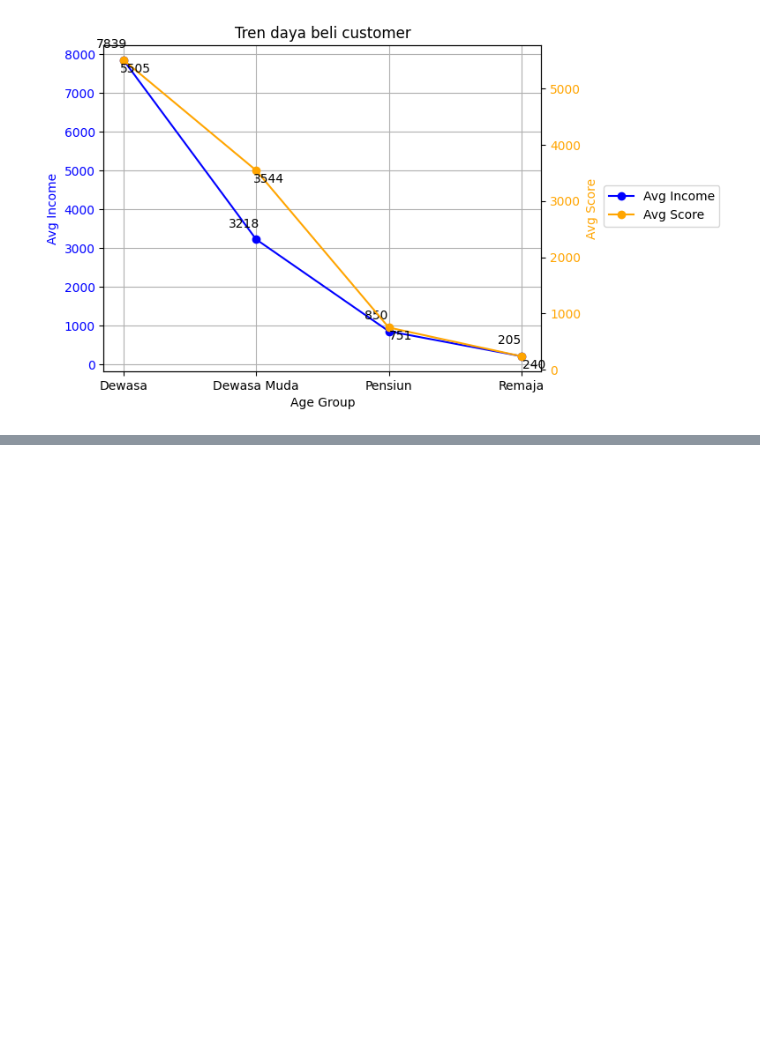
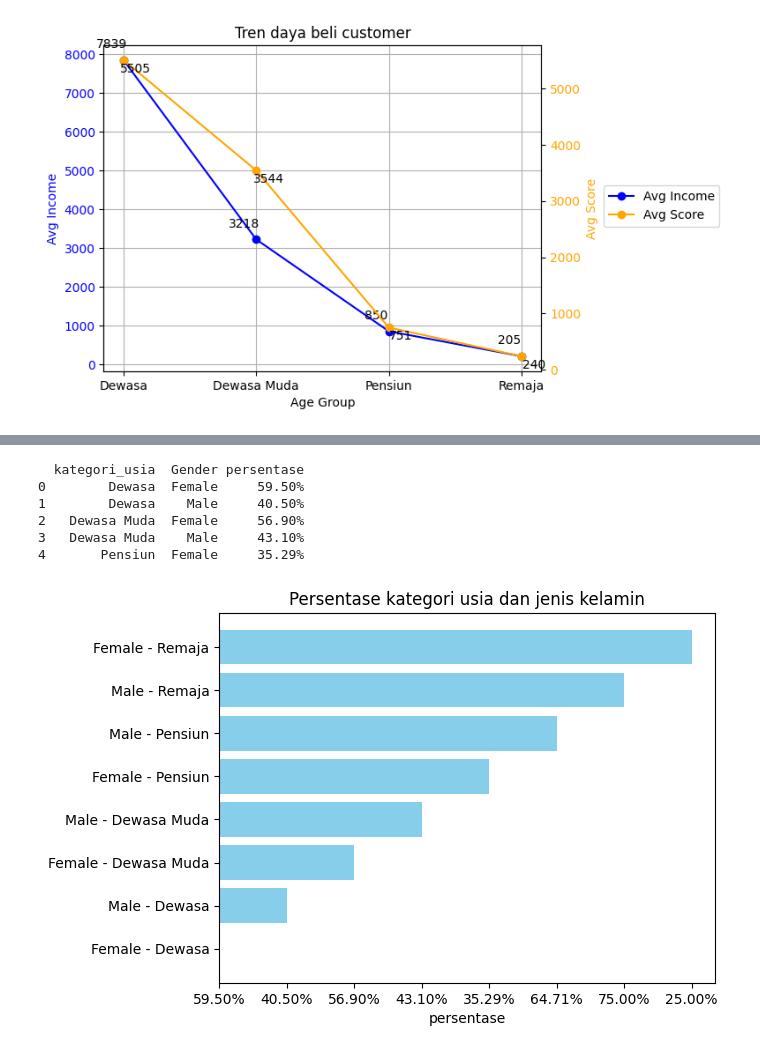
Before and after one commit to BlackBox-Ops/ML-Customer-Segmentation, a Jupyter notebook: notebooks/analisis_eda.ipynb, the cells around one changed output, grey strips where cells are left out. Drawn from its saved outputs; the diff is of its cells as text; code cells hidden in the pictures; blank space fills up the shorter version.

```diff
--- a/notebooks/analisis_eda.ipynb
+++ b/notebooks/analisis_eda.ipynb
@@ -1009,0 +1014,38 @@ plt.show()
+# %%
+query = """
+SELECT * FROM gender_percentage_by_age_group
+"""
+
+persentase_kategori_usia = db.execute_query(query)
+
+# Jika result sudah berupa DataFrame
+if persentase_kategori_usia is not None:
+    print(persentase_kategori_usia.head())
+# %% [output]
+  kategori_usia  Gender persentase
+0        Dewasa  Female     59.50%
+1        Dewasa    Male     40.50%
+2   Dewasa Muda  Female     56.90%
+3   Dewasa Muda    Male     43.10%
+4       Pensiun  Female     35.29%
+# %%
+# Data untuk grouped bar chart
+categories = persentase_kategori_usia["kategori_usia"].unique()
+male_counts = persentase_kategori_usia[persentase_kategori_usia["Gender"] == "Male"].set_index("kategori_usia")["persentase"]
+female_counts = persentase_kategori_usia[persentase_kategori_usia["Gender"] == "Female"].set_index("kategori_usia")["persentase"]
+
+male_counts = male_counts.reindex(categories, fill_value=0)
+female_counts = female_counts.reindex(categories, fill_value=0)
+
+x = np.arange(len(categories))
+
+# Menggabungkan kategori gender dan usia
+persentase_kategori_usia["Label"] = persentase_kategori_usia["Gender"] + " - " + persentase_kategori_usia["kategori_usia"]
+
+# Plot
+plt.barh(persentase_kategori_usia["Label"], persentase_kategori_usia["persentase"], color="skyblue")
+plt.xlabel("persentase")
+plt.title("Persentase kategori usia dan jenis kelamin")
+plt.show()
+# %% [output]
+[figure, added]
```
Also changed, not shown: parts of 4 cells of this notebook.
